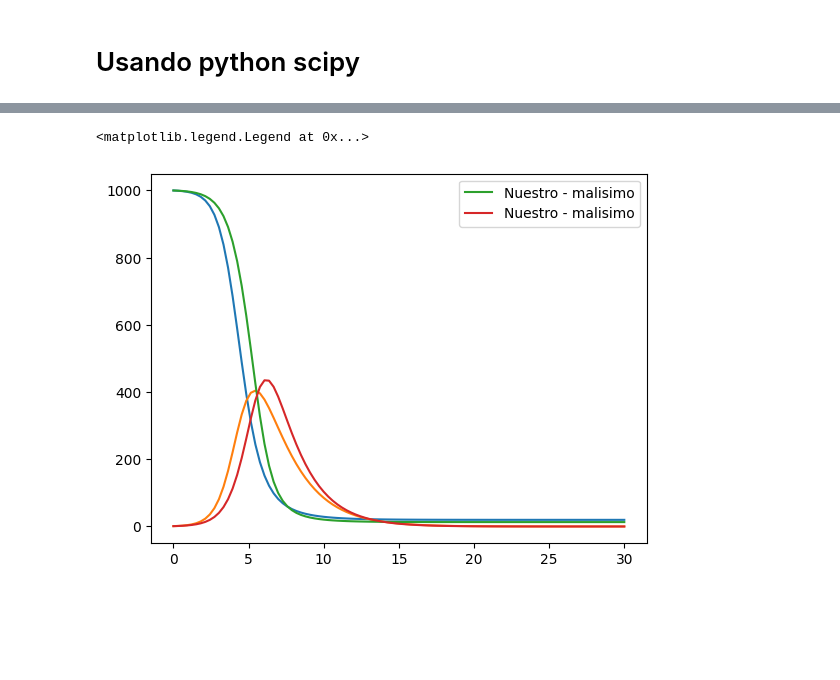
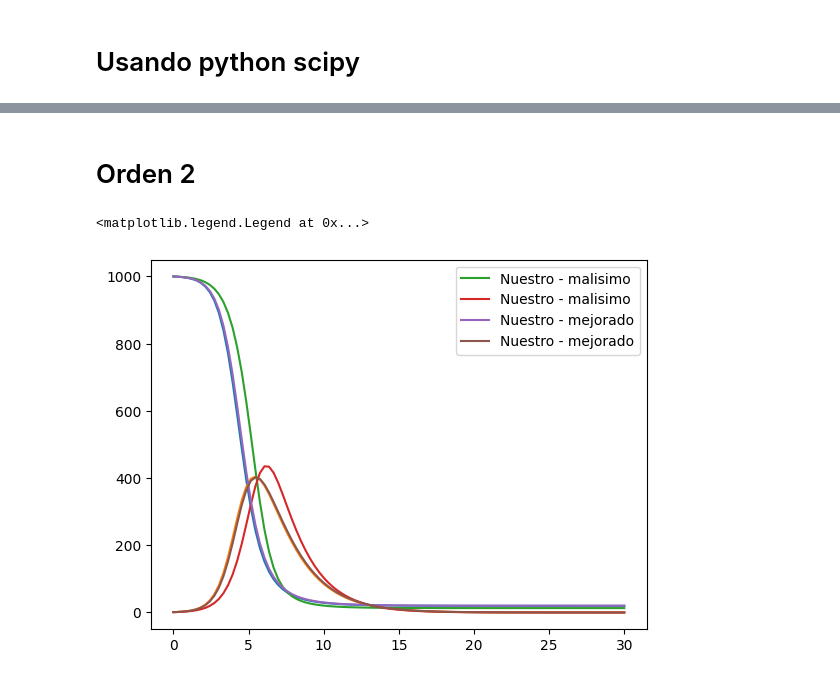
Before and after one commit to JuanDavidSantacruzRoca/MetodosComputacionalesII, a Jupyter notebook: Week2/RungeKutta.ipynb, the cells around one changed output, grey strips where cells are left out. Cells and saved outputs as stored; diff of their text form; code cells hidden in the pictures; blank space fills up the shorter version.

```diff
--- a/Week2/RungeKutta.ipynb
+++ b/Week2/RungeKutta.ipynb
@@ -195,9 +193,44 @@ S1,I1 = GetEulerSystem(f0,f1,r0,t)
+# %% [markdown]
+# Orden 2
+# %%
+def GetEuler2System(f0,f1,r0,t):
+
+    h = t[1] - t[0]
+
+    S = np.zeros_like(t)
+    I = np.zeros_like(t)
+
+    # Initial condition
+    S[0] =r0[0]
+    I[0] =r0[1]
+
+    # Vectorizacion de las pendientes
+    K1 = np.zeros(2)
+    K2 = np.zeros(2)
+
+    for i in range(1,len(t)):
+
+        K1[0] = f0(S[i-1],I[i-1],beta,gamma)
+        K1[1] = f1(S[i-1],I[i-1],beta,gamma)
+
+        K2[0] = f0(S[i-1]+h*K1[0],I[i-1]+h*K1[1],beta,gamma)
+        K2[1] = f1(S[i-1]+h*K1[0],I[i-1]+h*K1[1],beta,gamma)
+
+        S[i] = S[i-1] + 0.5*h*(K1[0]+K2[0])
+        I[i] = I[i-1] + 0.5*h*(K1[1]+K2[1])
+
+    return S,I
+# %%
+S1,I1 = GetEulerSystem(f0,f1,r0,t)
+S2,I2 = GetEuler2System(f0,f1,r0,t)
 # %%
 plt.plot(t,r[:,0])
 plt.plot(t,r[:,1])
 plt.plot(t,S1,label='Nuestro - malisimo')
 plt.plot(t,I1,label='Nuestro - malisimo')
+plt.plot(t,S2,label='Nuestro - mejorado')
+plt.plot(t,I2,label='Nuestro - mejorado')
 plt.legend()
 # %% [output]
 <matplotlib.legend.Legend at 0x...>
-[figure, old version]
+[figure, new version]
```
Also changed, not shown: parts of 9 cells of this notebook.
